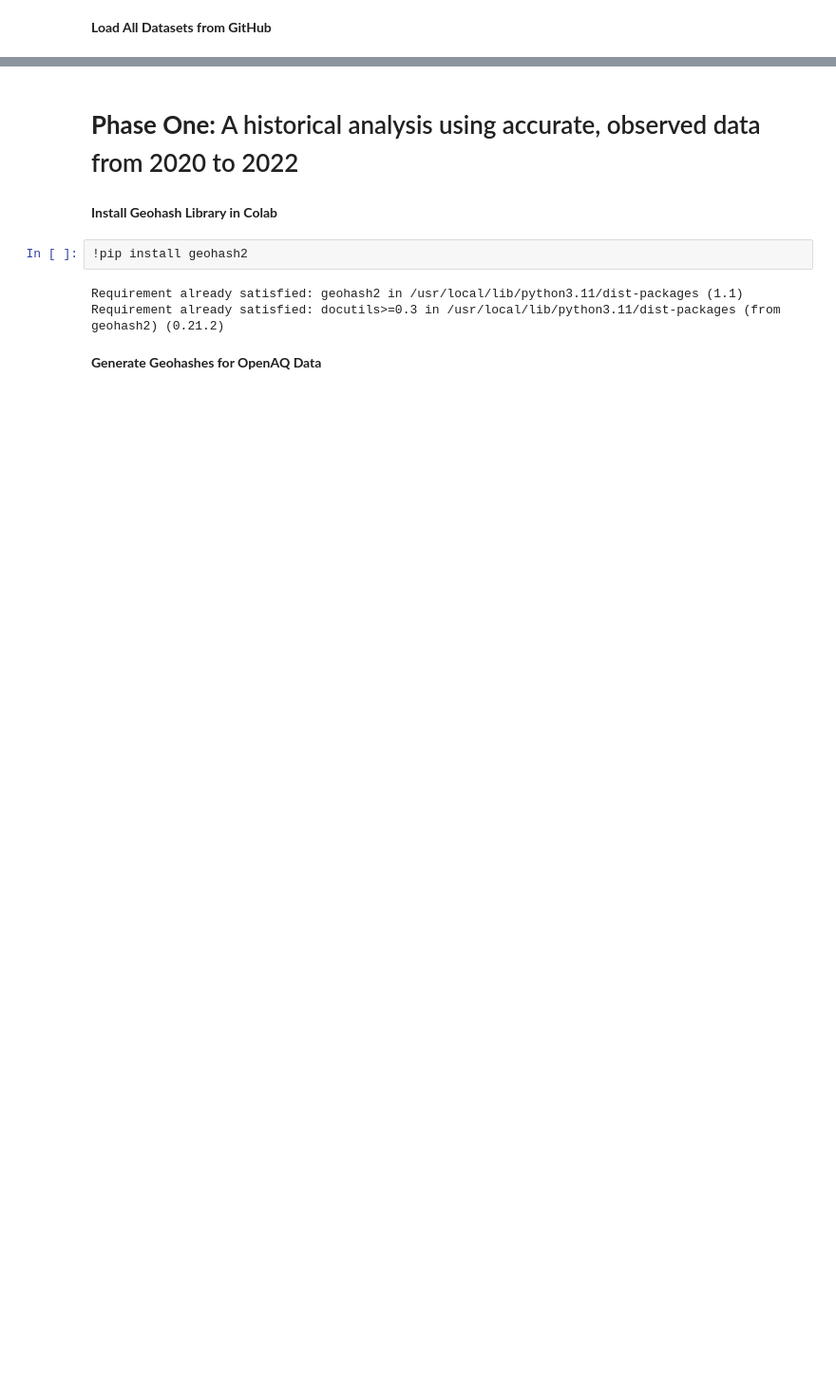
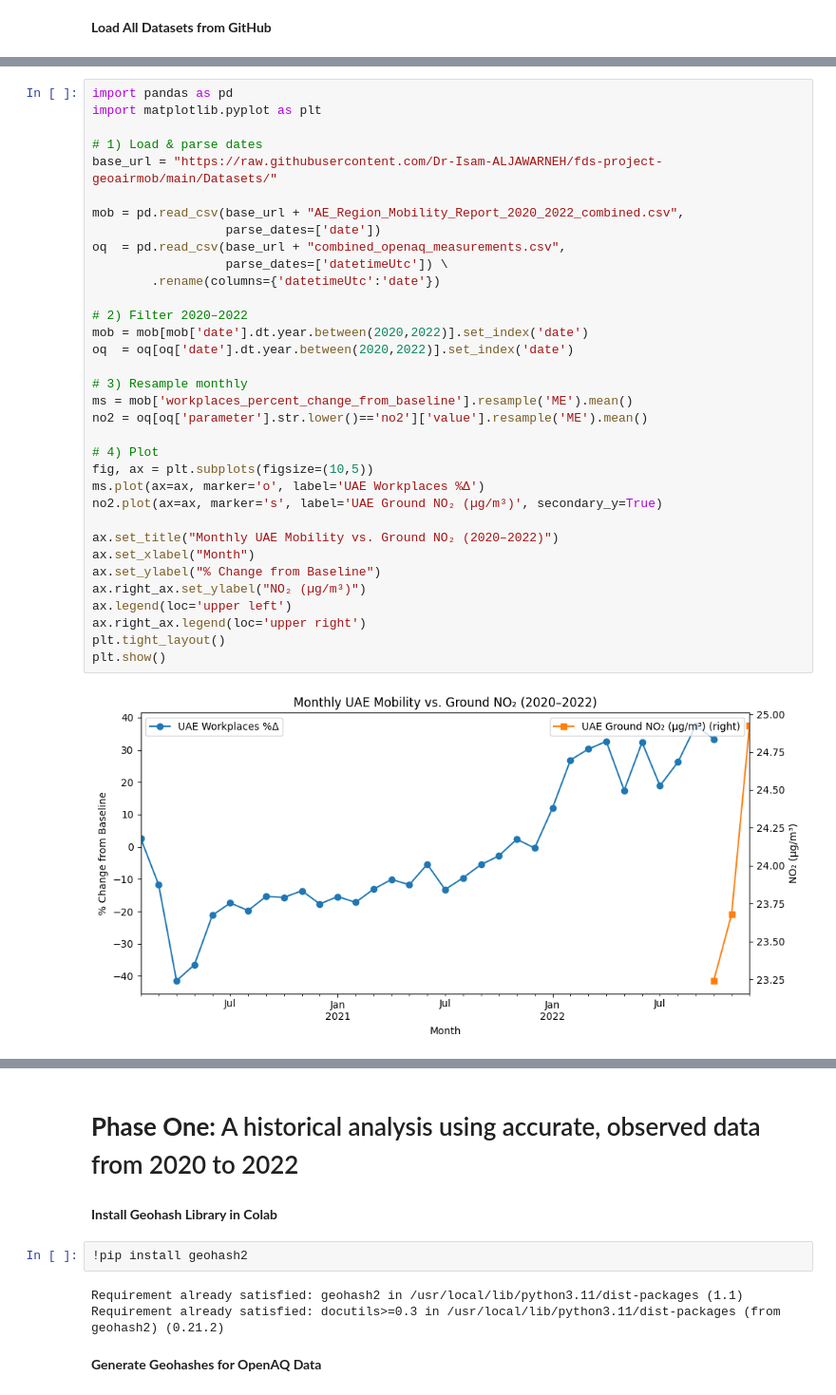
Before and after one commit to Dr-Isam-ALJAWARNEH/fds-project-geoairmob, a Jupyter notebook: GEOCODE.ipynb, the cells around one changed output, grey strips where cells are left out. Shown at 95% size. Drawn from its saved outputs; the diff is of its cells as text; blank space fills up the shorter version.

```diff
--- a/GEOCODE.ipynb
+++ b/GEOCODE.ipynb
@@ -53,0 +97,36 @@ Landsat: (6265, 79)
+# %%
+import pandas as pd
+import matplotlib.pyplot as plt
+
+# 1) Load & parse dates
+base_url = "https://raw.githubusercontent.com/Dr-Isam-ALJAWARNEH/fds-project-geoairmob/main/Datasets/"
+
+mob = pd.read_csv(base_url + "AE_Region_Mobility_Report_2020_2022_combined.csv",
+                  parse_dates=['date'])
+oq  = pd.read_csv(base_url + "combined_openaq_measurements.csv",
+                  parse_dates=['datetimeUtc']) \
+        .rename(columns={'datetimeUtc':'date'})
+
+# 2) Filter 2020–2022
+mob = mob[mob['date'].dt.year.between(2020,2022)].set_index('date')
+oq  = oq[oq['date'].dt.year.between(2020,2022)].set_index('date')
+
+# 3) Resample monthly
+ms = mob['workplaces_percent_change_from_baseline'].resample('ME').mean()
+no2 = oq[oq['parameter'].str.lower()=='no2']['value'].resample('ME').mean()
+
+# 4) Plot
+fig, ax = plt.subplots(figsize=(10,5))
+ms.plot(ax=ax, marker='o', label='UAE Workplaces %Δ')
+no2.plot(ax=ax, marker='s', label='UAE Ground NO₂ (µg/m³)', secondary_y=True)
+
+ax.set_title("Monthly UAE Mobility vs. Ground NO₂ (2020–2022)")
+ax.set_xlabel("Month")
+ax.set_ylabel("% Change from Baseline")
+ax.right_ax.set_ylabel("NO₂ (µg/m³)")
+ax.legend(loc='upper left')
+ax.right_ax.legend(loc='upper right')
+plt.tight_layout()
+plt.show()
+# %% [output]
+[figure, added]
```
Also changed, not shown: parts of 26 cells of this notebook.
